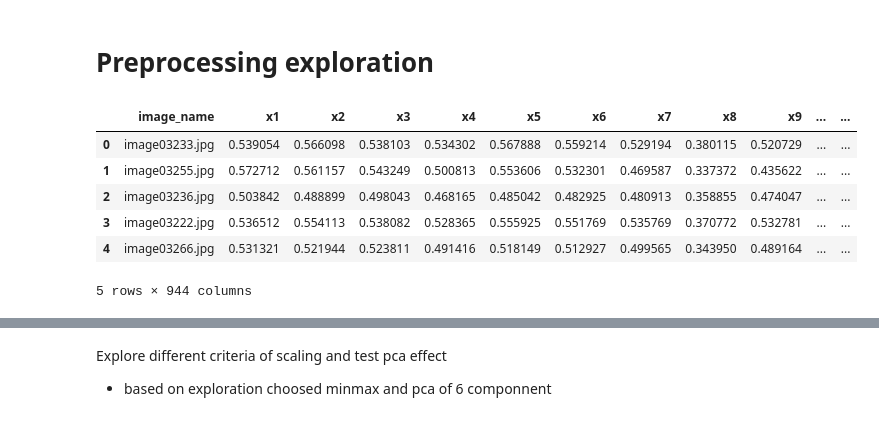
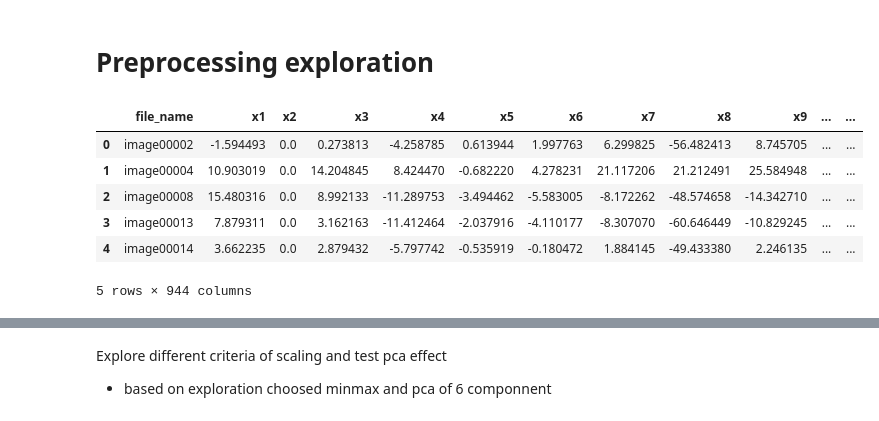
Before and after one commit to zahraa57/Machine-Learning-1-Course-Project, a Jupyter notebook: modeling_Exploration.ipynb, the cells around one changed output, grey strips where cells are left out. Saved outputs shown, nothing was run; the diff lists cells and outputs as text; code cells hidden in the pictures.

```diff
--- a/modeling_Exploration.ipynb
+++ b/modeling_Exploration.ipynb
@@ -22,13 +24,13 @@ from sklearn.svm import SVR
 # %% [markdown]
 # Preprocessing exploration
 # %%
-data = pd.read_csv('/content/drive/MyDrive/data/data.csv')
+data = pd.read_csv('data2.csv')
 data.head(5)
 # %% [output]
-|  | image_name | x1 | x2 | x3 | x4 | x5 | x6 | x7 | x8 | x9 | ... | ... |
-| 0 | image03233.jpg | 0.539054 | 0.566098 | 0.538103 | 0.534302 | 0.567888 | 0.559214 | 0.529194 | 0.380115 | 0.520729 | ... | ... |
-| 1 | image03255.jpg | 0.572712 | 0.561157 | 0.543249 | 0.500813 | 0.553606 | 0.532301 | 0.469587 | 0.337372 | 0.435622 | ... | ... |
-| 2 | image03236.jpg | 0.503842 | 0.488899 | 0.498043 | 0.468165 | 0.485042 | 0.482925 | 0.480913 | 0.358855 | 0.474047 | ... | ... |
-| 3 | image03222.jpg | 0.536512 | 0.554113 | 0.538082 | 0.528365 | 0.555925 | 0.551769 | 0.535769 | 0.370772 | 0.532781 | ... | ... |
-| 4 | image03266.jpg | 0.531321 | 0.521944 | 0.523811 | 0.491416 | 0.518149 | 0.512927 | 0.499565 | 0.343950 | 0.489164 | ... | ... |
+|  | file_name | x1 | x2 | x3 | x4 | x5 | x6 | x7 | x8 | x9 | ... | ... |
+| 0 | image00002 | -1.594493 | 0.0 | 0.273813 | -4.258785 | 0.613944 | 1.997763 | 6.299825 | -56.482413 | 8.745705 | ... | ... |
+| 1 | image00004 | 10.903019 | 0.0 | 14.204845 | 8.424470 | -0.682220 | 4.278231 | 21.117206 | 21.212491 | 25.584948 | ... | ... |
+| 2 | image00008 | 15.480316 | 0.0 | 8.992133 | -11.289753 | -3.494462 | -5.583005 | -8.172262 | -48.574658 | -14.342710 | ... | ... |
+| 3 | image00013 | 7.879311 | 0.0 | 3.162163 | -11.412464 | -2.037916 | -4.110177 | -8.307070 | -60.646449 | -10.829245 | ... | ... |
+| 4 | image00014 | 3.662235 | 0.0 | 2.879432 | -5.797742 | -0.535919 | -0.180472 | 1.884145 | -49.433380 | 2.246135 | ... | ... |
 5 rows × 944 columns
```
Also changed, not shown: parts of 80 cells of this notebook.
